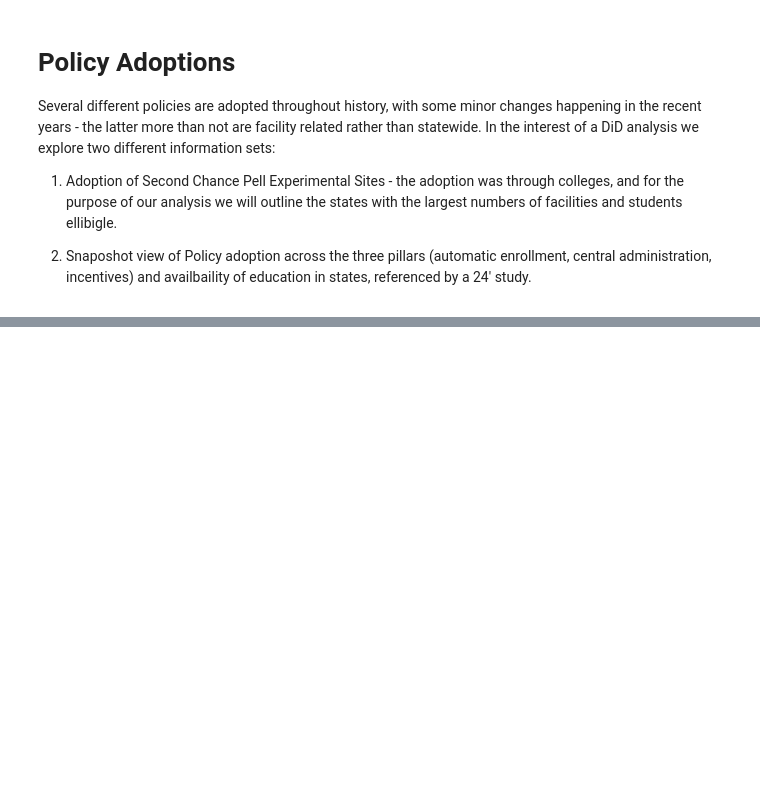
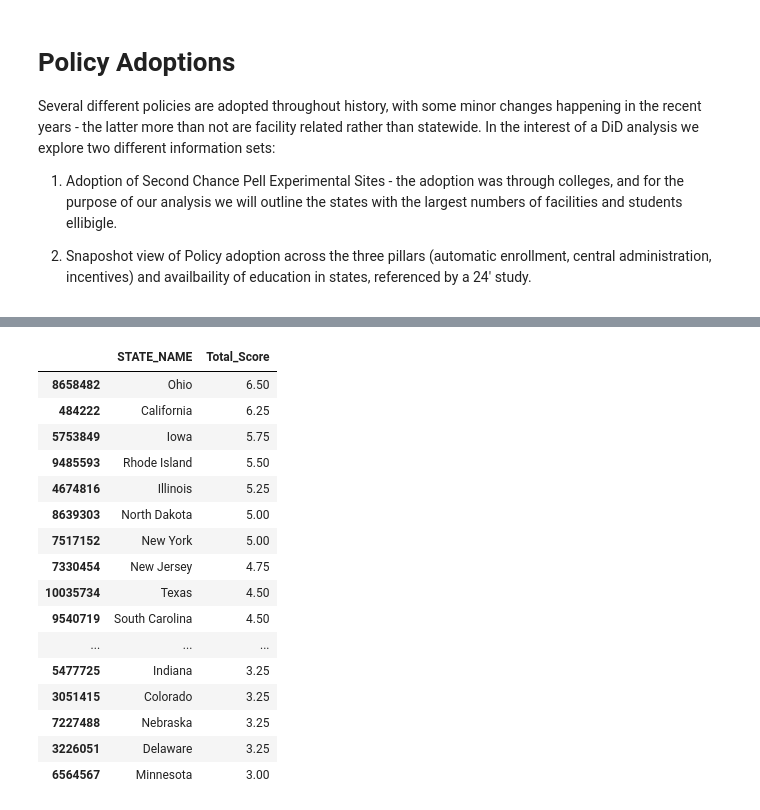
Before and after one commit to TeaTafaj/Recidivism-Education, a Jupyter notebook: pre_processing.ipynb, the cells around one changed output, grey strips where cells are left out. Cells and saved outputs as stored; diff of their text form; code cells hidden in the pictures; blank space fills up the shorter version.

```diff
--- a/pre_processing.ipynb
+++ b/pre_processing.ipynb
@@ -543,0 +624,22 @@ df_large.groupby(["RELEASEYR", "PELL_OPTION"])["within_2_yrs"].mean().unstack().
+# %%
+df[["STATE_NAME", "Total_Score"]].drop_duplicates().sort_values(
+    "Total_Score", ascending=False
+).head(20)
+# %% [output]
+|  | STATE_NAME | Total_Score |
+| 8658482 | Ohio | 6.50 |
+| 484222 | California | 6.25 |
+| 5753849 | Iowa | 5.75 |
+| 9485593 | Rhode Island | 5.50 |
+| 4674816 | Illinois | 5.25 |
+| 8639303 | North Dakota | 5.00 |
+| 7517152 | New York | 5.00 |
+| 7330454 | New Jersey | 4.75 |
+| 10035734 | Texas | 4.50 |
+| 9540719 | South Carolina | 4.50 |
+| ... | ... | ... |
+| 5477725 | Indiana | 3.25 |
+| 3051415 | Colorado | 3.25 |
+| 7227488 | Nebraska | 3.25 |
+| 3226051 | Delaware | 3.25 |
+| 6564567 | Minnesota | 3.00 |
```
Also changed, not shown: parts of 22 cells of this notebook.
